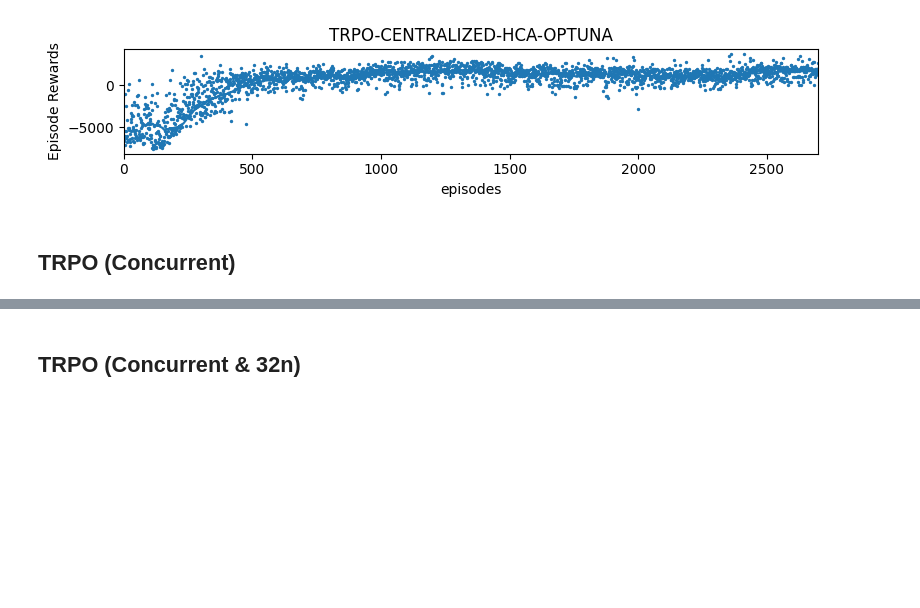
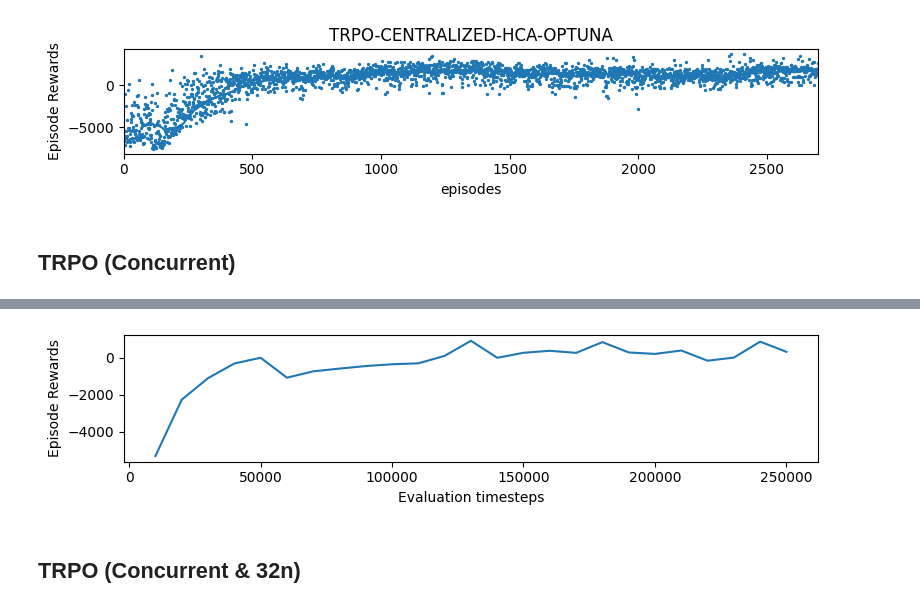
Before and after one commit to TheShenk/hai-nonconflict-action-learning, a Jupyter notebook: experiments.ipynb, the cells around one changed output, grey strips where cells are left out. Saved outputs shown, nothing was run; the diff lists cells and outputs as text; code cells hidden in the pictures; blank space fills up the shorter version.

Commit message:
fix(multiagent): use custom eval callback

```diff
--- a/experiments.ipynb
+++ b/experiments.ipynb
@@ -1783,3 +1786,9 @@ display.clear_output(wait=True)
+# %%
+utils.plot_eval_results(eval_log_dir)
+display.display(plt.gcf())
+display.clear_output(wait=True)
+# %% [output]
+[figure, added]
 # %% [markdown]
 ## TRPO (Concurrent & 32n)
 # %%
```
Also changed, not shown: parts of 35 cells of this notebook, 5 other files.
